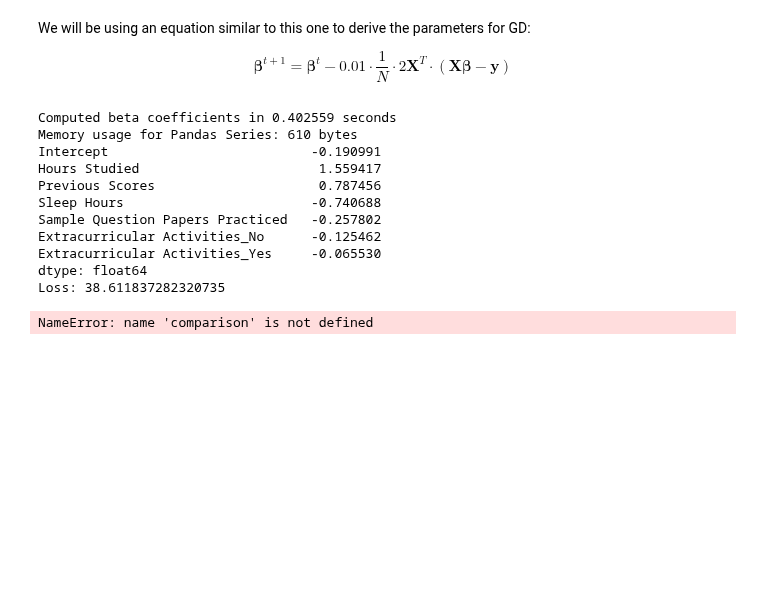
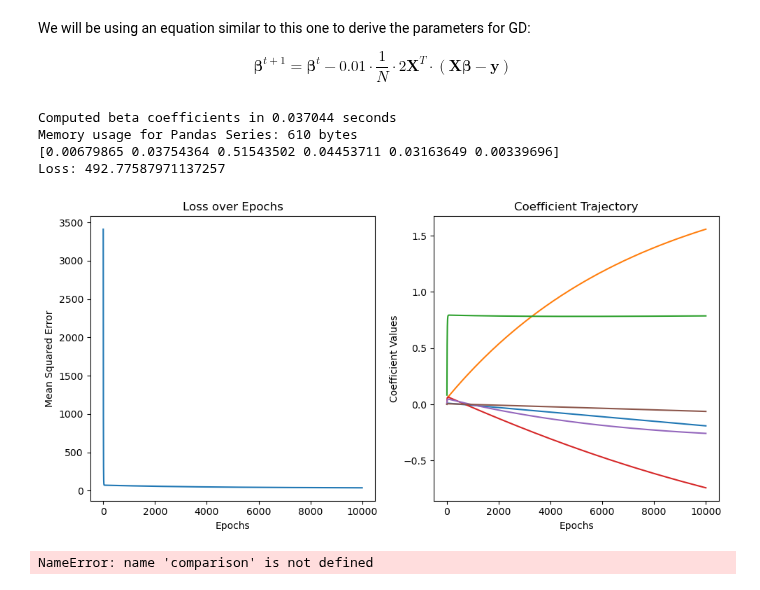
Before and after one commit to add0794/ordinary-least-squares-gradient-descent, a Jupyter notebook: jupyter.ipynb, the cells around one changed output. Saved outputs shown, nothing was run; the diff lists cells and outputs as text; code cells hidden in the pictures; blank space fills up the shorter version.

```diff
--- a/jupyter.ipynb
+++ b/jupyter.ipynb
@@ -793,3 +820,13 @@ Notes:
 [1] Standard Errors assume that the covariance matrix of the errors is correctly specified.
 [2] The smallest eigenvalue is 1.34e-27. This might indicate that there are
 strong multicollinearity problems or that the design matrix is singular.
+# %%
+y = updated_data['Performance Index']
+
+X_extracurricular_yes = updated_data.drop(['Performance Index', 'Extracurricular Activities_No'], axis=1)
+X_with_intercept_yes = np.column_stack([np.ones(len(X_extracurricular_yes)), X_extracurricular_yes])
+cols_yes = ['Intercept'] + X_extracurricular_yes.columns.tolist()
+
+X_extracurricular_no = updated_data.drop(['Performance Index', 'Extracurricular Activities_Yes'], axis=1)
+X_with_intercept_no = np.column_stack([np.ones(len(X_extracurricular_no)), X_extracurricular_no])
+cols_no = ['Intercept'] + X_extracurricular_no.columns.tolist()
@@ -814,7 +917,7 @@ It should be *emphasized* that the results of GD will likely be different becaus
 
 Nonetheless, let's take a look.
 # %%
-features = X
+features = X_extracurricular_yes
 target = y
 
 # Split the data into features and its target
@@ -864,9 +967,9 @@ def gradient_descent(features, label, learning_rate, epochs, precision):
 
     return beta, guesses, losses
 
-beta_non_scaling, guesses, losses = gradient_descent(X_train, y_train, learning_rate=0.0001, epochs=1000, precision=0.00001)
+beta_non_scaling, guesses, losses = gradient_descent(X_train, y_train, learning_rate=0.000001, epochs=100, precision=0.00001)
 
-beta_non_scaling_series = pd.Series(data=beta_non_scaling, index=cols)
+# beta_non_scaling_series = pd.Series(data=beta_non_scaling, index=cols)
 
 elapsed_time = time.time() - start_time
 
@@ -876,20 +979,32 @@ series_memory_non_scaling_GD = sys.getsizeof(beta_non_scaling_series)
 print(f"Computed beta coefficients in {elapsed_time:.6f} seconds")
 print(f"Memory usage for Pandas Series: {series_memory_non_scaling_GD} bytes")
 
-print(beta_non_scaling_series)
+print(beta_non_scaling)
 print("Loss:", losses[-1])
 # %% [output]
-Computed beta coefficients in 0.402559 seconds
+Computed beta coefficients in 0.037044 seconds
 Memory usage for Pandas Series: 610 bytes
-Intercept                          -0.190991
-Hours Studied                       1.559417
-Previous Scores                     0.787456
-Sleep Hours                        -0.740688
-Sample Question Papers Practiced   -0.257802
-Extracurricular Activities_No      -0.125462
-Extracurricular Activities_Yes     -0.065530
-dtype: float64
-Loss: 38.611837282320735
+[0.00679865 0.03754364 0.51543502 0.04453711 0.03163649 0.00339696]
+Loss: 492.77587971137257
+# %%
+import matplotlib.pyplot as plt
+
+plt.figure(figsize=(10, 5))
+plt.subplot(1, 2, 1)
+plt.plot(losses)
+plt.title('Loss over Epochs')
+plt.xlabel('Epochs')
+plt.ylabel('Mean Squared Error')
+
+plt.subplot(1, 2, 2)
+plt.plot(guesses)
+plt.title('Coefficient Trajectory')
+plt.xlabel('Epochs')
+plt.ylabel('Coefficient Values')
+plt.tight_layout()
+plt.show()
+# %% [output]
+[figure, added]
 # %%
 comparison['Conventional GD'] = beta_non_scaling_series
 # %% [output]
```
Also changed, not shown: parts of 10 cells of this notebook.
